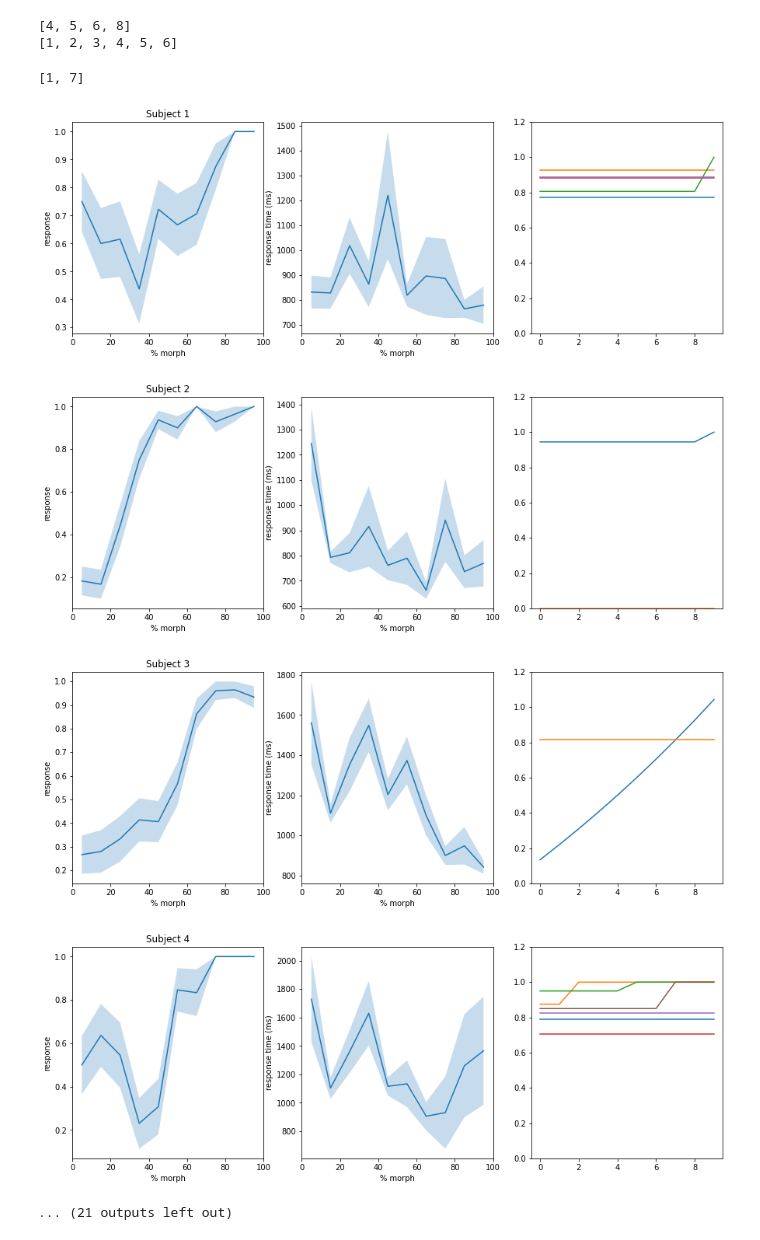
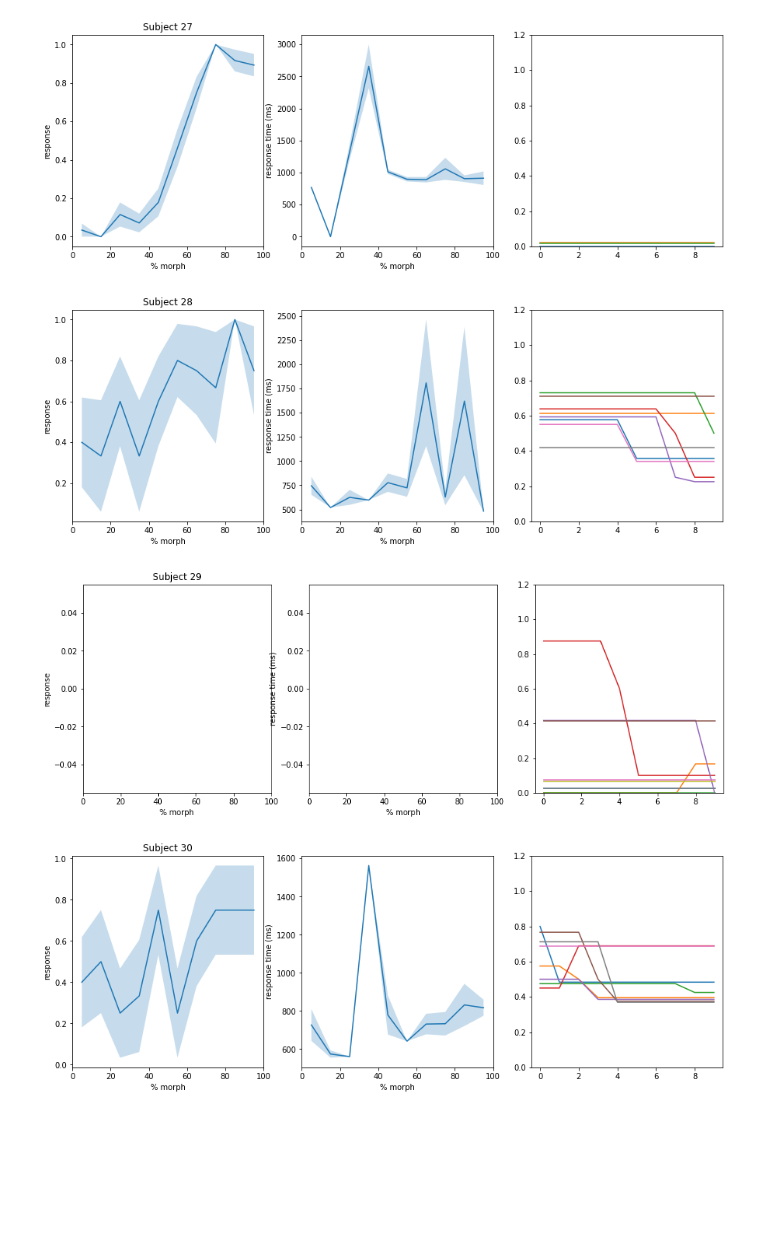
Before and after one commit to romaissauser/M1, a Jupyter notebook: morph/prepare_behavior.ipynb, the cells around one changed output. Saved outputs shown, nothing was run; the diff lists cells and outputs as text; code cells hidden in the pictures; blank space fills up the shorter version.

```diff
--- a/morph/prepare_behavior.ipynb
+++ b/morph/prepare_behavior.ipynb
@@ -197,6 +196,6 @@ def view_results(subject=1, run='all', do_plots=True, return_data=True, exclude_
     if return_data:
         return results
 # %%
-for i in range(1,26):
-    results = view_results(i, do_plots=True, return_data=True)
+for i in range(27, 34):
+    results = view_results(i, do_plots=True, return_data=True, exclude_couples=True)
 # %% [output]
@@ -212,8 +202,4 @@ for i in range(1,26):
-[4, 5, 6, 8]
-[1, 2, 3, 4, 5, 6]
-[1, 7]
-[figure, old version]
+[figure, new version]
-[figure, old version]
+[figure, new version]
-[figure, old version]
+[figure, new version]
-[figure, old version]
+[figure, new version]
-... (21 outputs left out)
```
Also changed, not shown: parts of 4 cells of this notebook, 26 other files.
